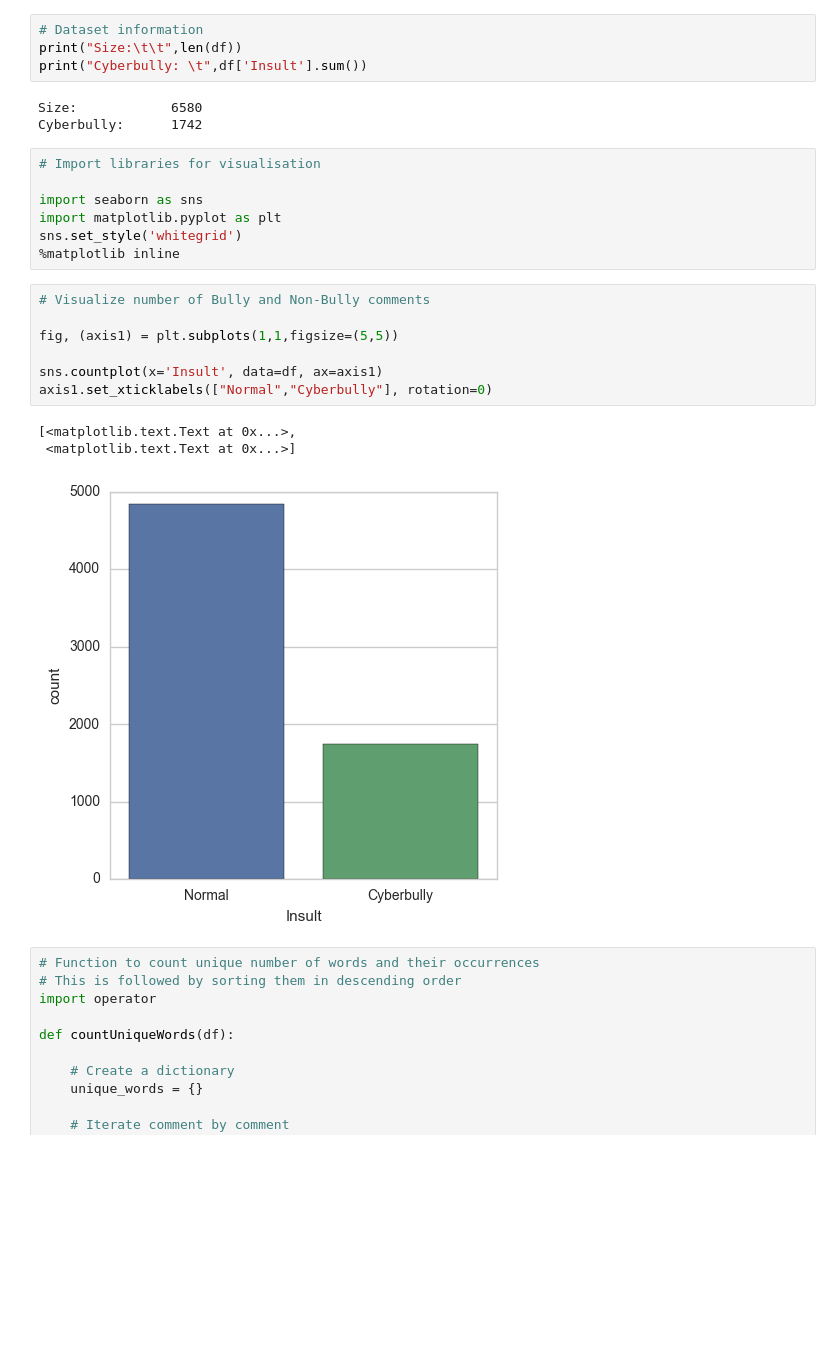
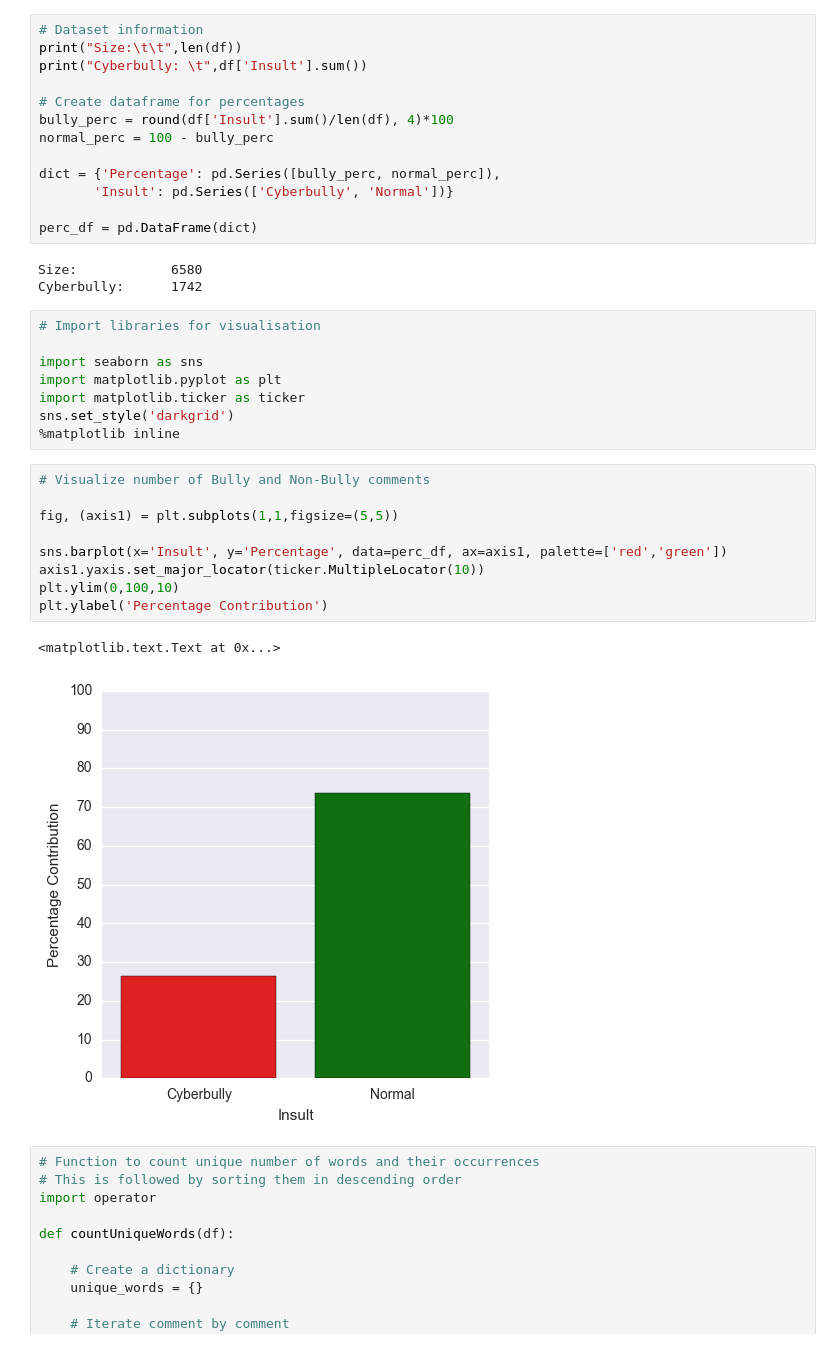
Before and after one commit to tazeek/BullyDetect, a Jupyter notebook: Python Notebooks/Analysis.ipynb, the cells around one changed output. Drawn from its saved outputs; the diff is of its cells as text; blank space fills up the shorter version.

```diff
--- a/Python Notebooks/Analysis.ipynb
+++ b/Python Notebooks/Analysis.ipynb
@@ -17,6 +17,15 @@ df = pd.read_csv(FILE)
 # Dataset information
 print("Size:\t\t",len(df))
 print("Cyberbully: \t",df['Insult'].sum())
+
+# Create dataframe for percentages
+bully_perc = round(df['Insult'].sum()/len(df), 4)*100
+normal_perc = 100 - bully_perc
+
+dict = {'Percentage': pd.Series([bully_perc, normal_perc]),
+       'Insult': pd.Series(['Cyberbully', 'Normal'])}
+
+perc_df = pd.DataFrame(dict)
 # %% [output]
 Size:            6580
 Cyberbully:      1742
@@ -25,19 +34,21 @@ Cyberbully:      1742
 
 import seaborn as sns
 import matplotlib.pyplot as plt
-sns.set_style('whitegrid')
+import matplotlib.ticker as ticker
+sns.set_style('darkgrid')
 %matplotlib inline
 # %%
 # Visualize number of Bully and Non-Bully comments
 
 fig, (axis1) = plt.subplots(1,1,figsize=(5,5))
 
-sns.countplot(x='Insult', data=df, ax=axis1)
-axis1.set_xticklabels(["Normal","Cyberbully"], rotation=0)
+sns.barplot(x='Insult', y='Percentage', data=perc_df, ax=axis1, palette=['red','green'])
+axis1.yaxis.set_major_locator(ticker.MultipleLocator(10))
+plt.ylim(0,100,10)
+plt.ylabel('Percentage Contribution')
 # %% [output]
-[<matplotlib.text.Text at 0x...>,
- <matplotlib.text.Text at 0x...>]
+<matplotlib.text.Text at 0x...>
-[figure, old version]
+[figure, new version]
 # %%
 # Function to count unique number of words and their occurrences
 # This is followed by sorting them in descending order
```
Also changed, not shown: parts of 3 cells of this notebook.
